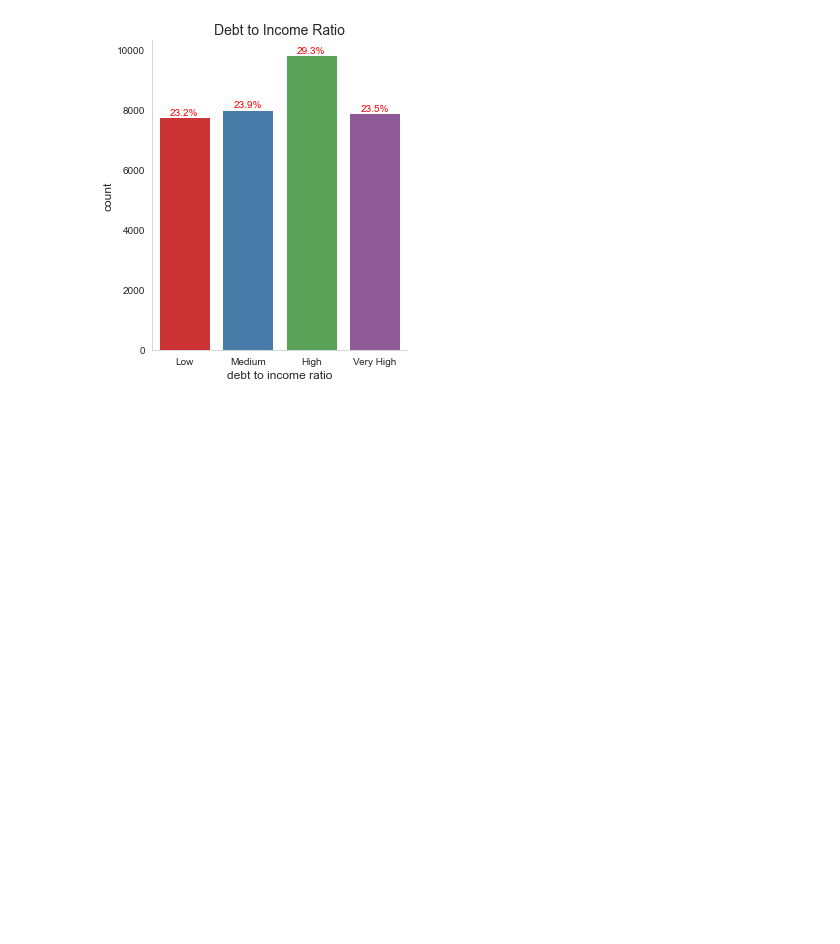
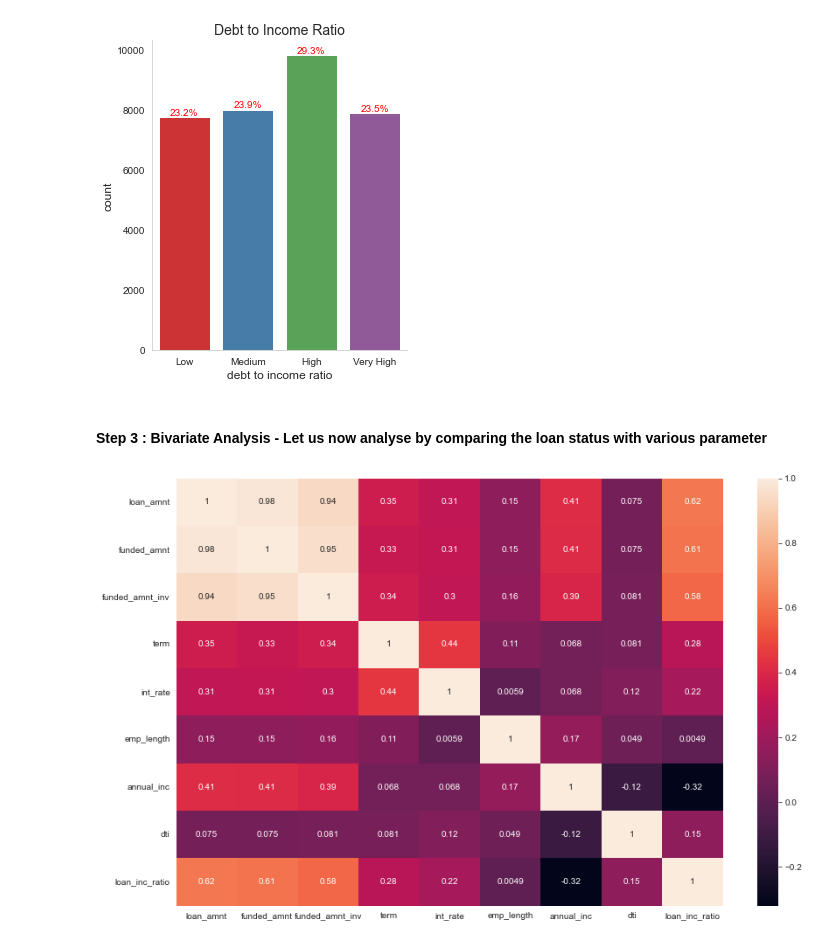
Before and after one commit to ananyaaD/Gramener-Case-Study, a Jupyter notebook: Gramener Case Study.ipynb, the cells around one changed output. Saved outputs shown, nothing was run; the diff lists cells and outputs as text; code cells hidden in the pictures; blank space fills up the shorter version.

```diff
--- a/Gramener Case Study.ipynb
+++ b/Gramener Case Study.ipynb
@@ -756,3 +756,17 @@ for p in ax.patches:
                 color='red', ha='center', va='bottom')
 # %% [output]
 [figure]
+# %% [markdown]
+#### Step 3 : Bivariate Analysis - Let us now analyse by comparing the loan status with various parameter
+# %%
+# Lets find the correlation among all the numeric fields in the data
+
+loan_correlation = data.corr()
+
+f, ax = plt.subplots(figsize=(14, 9))
+sns.heatmap(loan_correlation,
+            xticklabels=loan_correlation.columns.values,
+            yticklabels=loan_correlation.columns.values,annot= True)
+plt.show()
+# %% [output]
+[figure, added]
```
Also changed, not shown: parts of 13 cells of this notebook.
